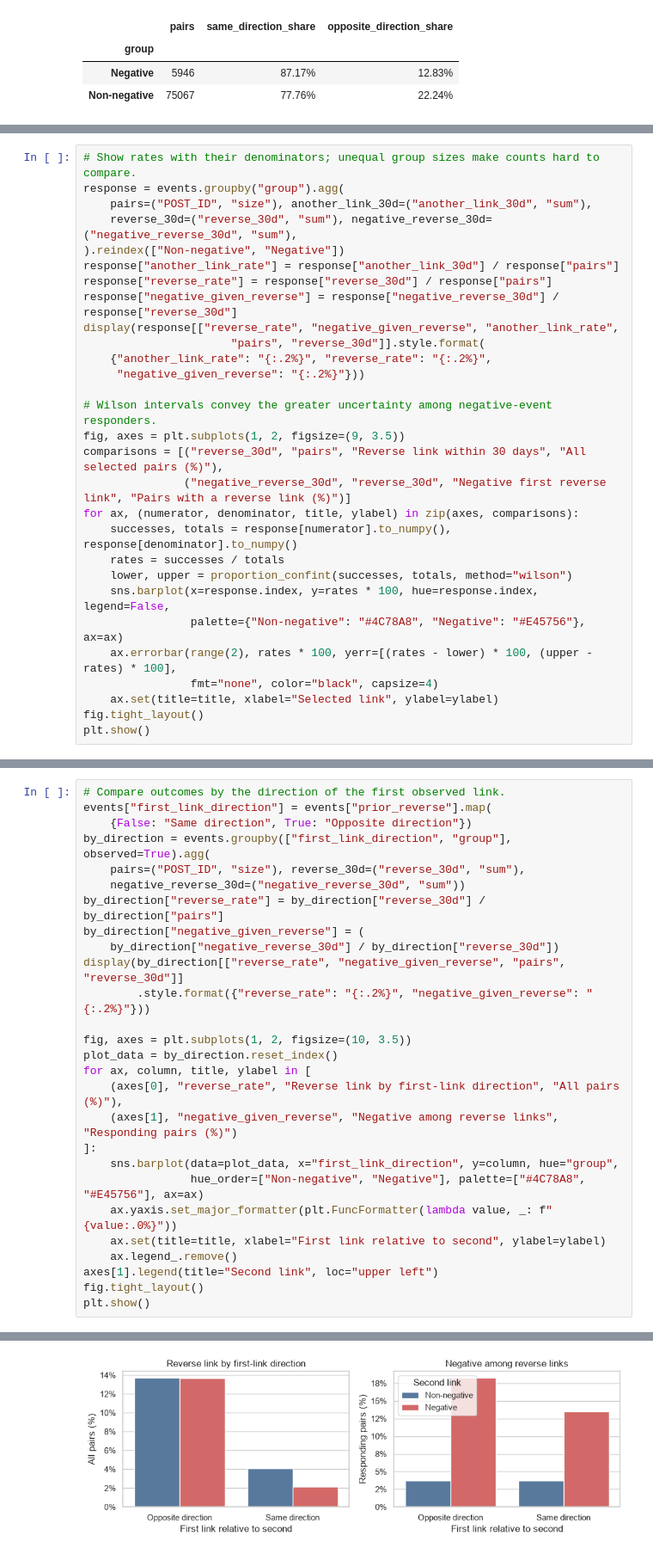
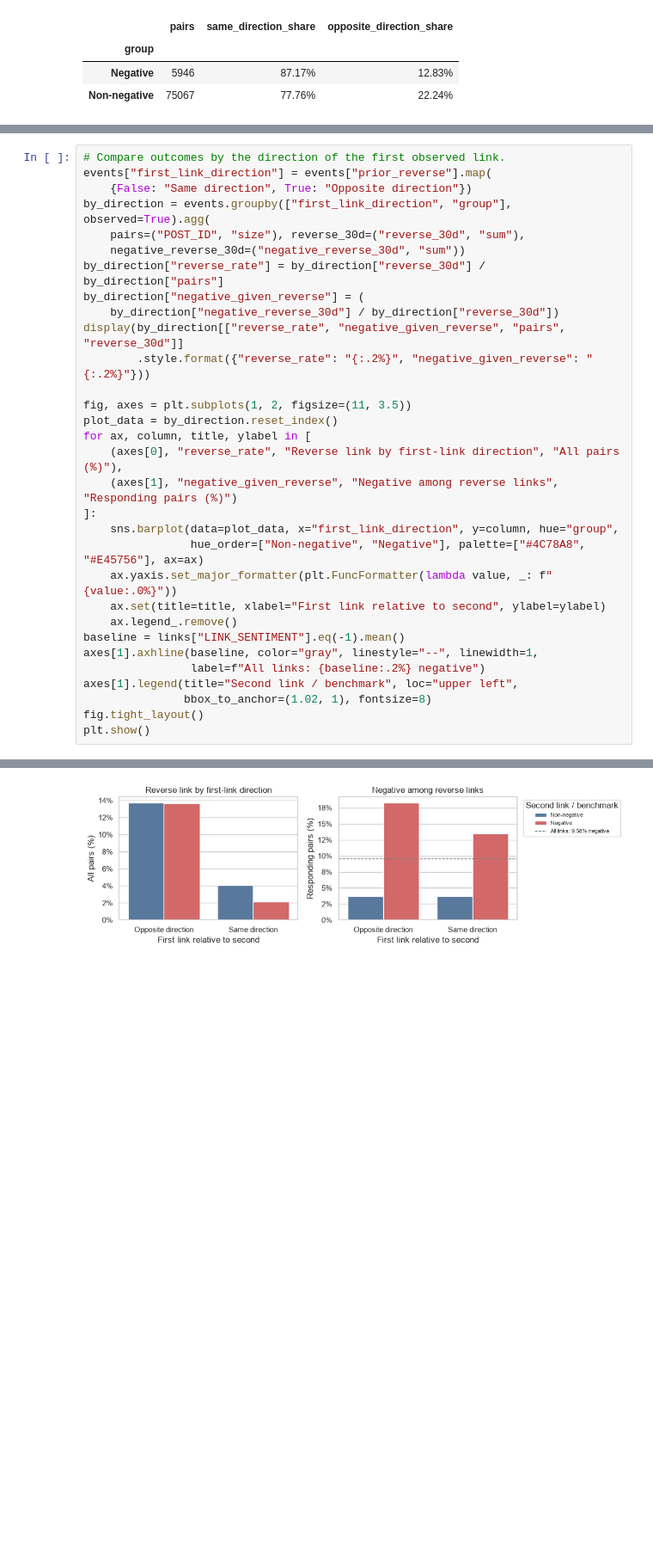
Before and after one commit to RomainFast121/ada_project, a Jupyter notebook: research_question_2.ipynb, the cells around one changed output, grey strips where cells are left out. Shown at 86% size. Cells and saved outputs as stored; diff of their text form; blank space fills up the shorter version.

Commit message:
second point fixed up to 3.3 included

```diff
--- a/research_question_2.ipynb
+++ b/research_question_2.ipynb
@@ -216,29 +213,0 @@ The two panels use different denominators. The first asks how often any reverse
-# %%
-# Show rates with their denominators; unequal group sizes make counts hard to compare.
-response = events.groupby("group").agg(
-    pairs=("POST_ID", "size"), another_link_30d=("another_link_30d", "sum"),
-    reverse_30d=("reverse_30d", "sum"), negative_reverse_30d=("negative_reverse_30d", "sum"),
-).reindex(["Non-negative", "Negative"])
-response["another_link_rate"] = response["another_link_30d"] / response["pairs"]
-response["reverse_rate"] = response["reverse_30d"] / response["pairs"]
-response["negative_given_reverse"] = response["negative_reverse_30d"] / response["reverse_30d"]
-display(response[["reverse_rate", "negative_given_reverse", "another_link_rate",
-                      "pairs", "reverse_30d"]].style.format(
-    {"another_link_rate": "{:.2%}", "reverse_rate": "{:.2%}",
-     "negative_given_reverse": "{:.2%}"}))
-
-# Wilson intervals convey the greater uncertainty among negative-event responders.
-fig, axes = plt.subplots(1, 2, figsize=(9, 3.5))
-comparisons = [("reverse_30d", "pairs", "Reverse link within 30 days", "All selected pairs (%)"),
-               ("negative_reverse_30d", "reverse_30d", "Negative first reverse link", "Pairs with a reverse link (%)")]
-for ax, (numerator, denominator, title, ylabel) in zip(axes, comparisons):
-    successes, totals = response[numerator].to_numpy(), response[denominator].to_numpy()
-    rates = successes / totals
-    lower, upper = proportion_confint(successes, totals, method="wilson")
-    sns.barplot(x=response.index, y=rates * 100, hue=response.index, legend=False,
-                palette={"Non-negative": "#4C78A8", "Negative": "#E45756"}, ax=ax)
-    ax.errorbar(range(2), rates * 100, yerr=[(rates - lower) * 100, (upper - rates) * 100],
-                fmt="none", color="black", capsize=4)
-    ax.set(title=title, xlabel="Selected link", ylabel=ylabel)
-fig.tight_layout()
-plt.show()
@@ -259,34 +220,38 @@ With exactly one prior link per pair, earlier link count is always one. We inste
 events["first_link_direction"] = events["prior_reverse"].map(
     {False: "Same direction", True: "Opposite direction"})
 by_direction = events.groupby(["first_link_direction", "group"], observed=True).agg(
     pairs=("POST_ID", "size"), reverse_30d=("reverse_30d", "sum"),
     negative_reverse_30d=("negative_reverse_30d", "sum"))
 by_direction["reverse_rate"] = by_direction["reverse_30d"] / by_direction["pairs"]
 by_direction["negative_given_reverse"] = (
     by_direction["negative_reverse_30d"] / by_direction["reverse_30d"])
 display(by_direction[["reverse_rate", "negative_given_reverse", "pairs", "reverse_30d"]]
         .style.format({"reverse_rate": "{:.2%}", "negative_given_reverse": "{:.2%}"}))
 
-fig, axes = plt.subplots(1, 2, figsize=(10, 3.5))
+fig, axes = plt.subplots(1, 2, figsize=(11, 3.5))
 plot_data = by_direction.reset_index()
 for ax, column, title, ylabel in [
     (axes[0], "reverse_rate", "Reverse link by first-link direction", "All pairs (%)"),
     (axes[1], "negative_given_reverse", "Negative among reverse links", "Responding pairs (%)")
 ]:
     sns.barplot(data=plot_data, x="first_link_direction", y=column, hue="group",
                 hue_order=["Non-negative", "Negative"], palette=["#4C78A8", "#E45756"], ax=ax)
     ax.yaxis.set_major_formatter(plt.FuncFormatter(lambda value, _: f"{value:.0%}"))
     ax.set(title=title, xlabel="First link relative to second", ylabel=ylabel)
     ax.legend_.remove()
-axes[1].legend(title="Second link", loc="upper left")
+baseline = links["LINK_SENTIMENT"].eq(-1).mean()
+axes[1].axhline(baseline, color="gray", linestyle="--", linewidth=1,
+                label=f"All links: {baseline:.2%} negative")
+axes[1].legend(title="Second link / benchmark", loc="upper left",
+               bbox_to_anchor=(1.02, 1), fontsize=8)
 fig.tight_layout()
 plt.show()
 # %% [output]
 |  |  | reverse_rate | negative_given_reverse | pairs | reverse_30d |
 | first_link_direction | group |  |  |  |  |
 | Opposite direction | Negative | 13.63% | 18.27% | 763 | 104 |
 |  | Non-negative | 13.71% | 3.67% | 16697 | 2289 |
 | Same direction | Negative | 2.14% | 13.51% | 5183 | 111 |
 |  | Non-negative | 4.06% | 3.71% | 58370 | 2371 |
-[figure, old version]
+[figure, new version]
 # %% [markdown]
```
Also changed, not shown: parts of 19 cells of this notebook.
